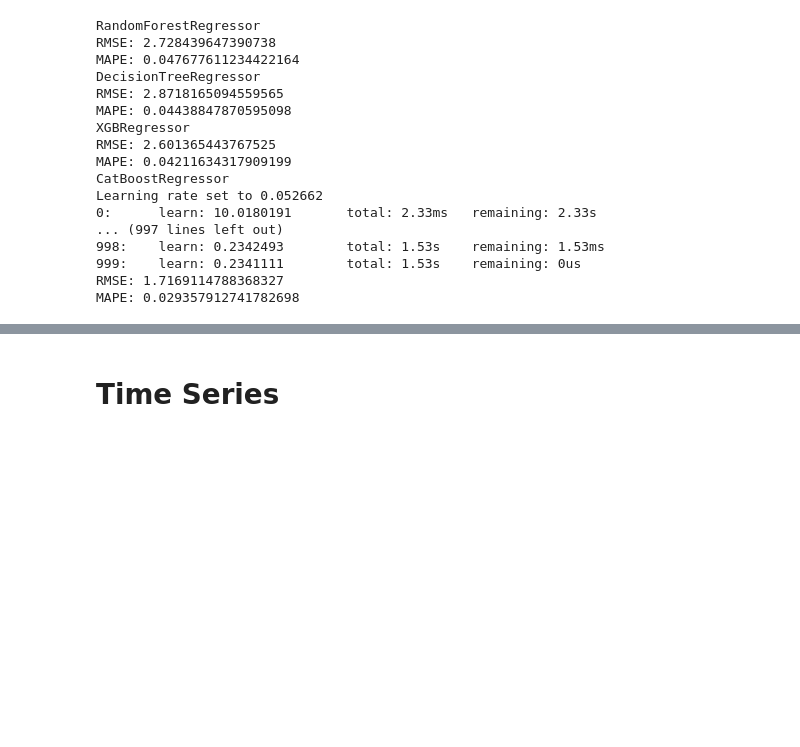
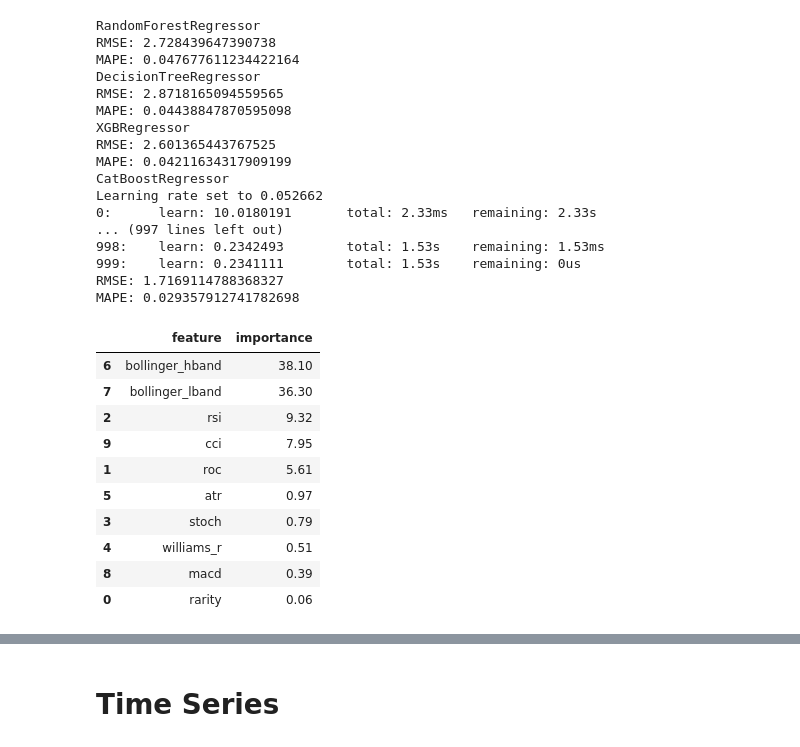
Before and after one commit to suanow/NFT-ML-term-paper, a Jupyter notebook: models/sand_new.ipynb, the cells around one changed output, grey strips where cells are left out. Drawn from its saved outputs; the diff is of its cells as text; code cells hidden in the pictures; blank space fills up the shorter version.

```diff
--- a/models/sand_new.ipynb
+++ b/models/sand_new.ipynb
@@ -566,5 +567,19 @@ Learning rate set to 0.052662
 RMSE: 1.7169114788368327
 MAPE: 0.029357912741782698
 # %%
-features = pd.DataFrame({'feature':x_train.columns, 'importance':ranf.feature_importances_}).sort_values(by=['importance'], ascending=False)
+features = pd.DataFrame({'feature':x_train.columns, 'importance':cat.feature_importances_}).sort_values(by=['importance'], ascending=False)
 prices = pd.DataFrame({'actual':y_test, 'predicted':pred_cat})
+# %%
+features
+# %% [output]
+|  | feature | importance |
+| 6 | bollinger_hband | 38.10 |
+| 7 | bollinger_lband | 36.30 |
+| 2 | rsi | 9.32 |
+| 9 | cci | 7.95 |
+| 1 | roc | 5.61 |
+| 5 | atr | 0.97 |
+| 3 | stoch | 0.79 |
+| 4 | williams_r | 0.51 |
+| 8 | macd | 0.39 |
+| 0 | rarity | 0.06 |
```
Also changed, not shown: parts of 15 cells of this notebook.
